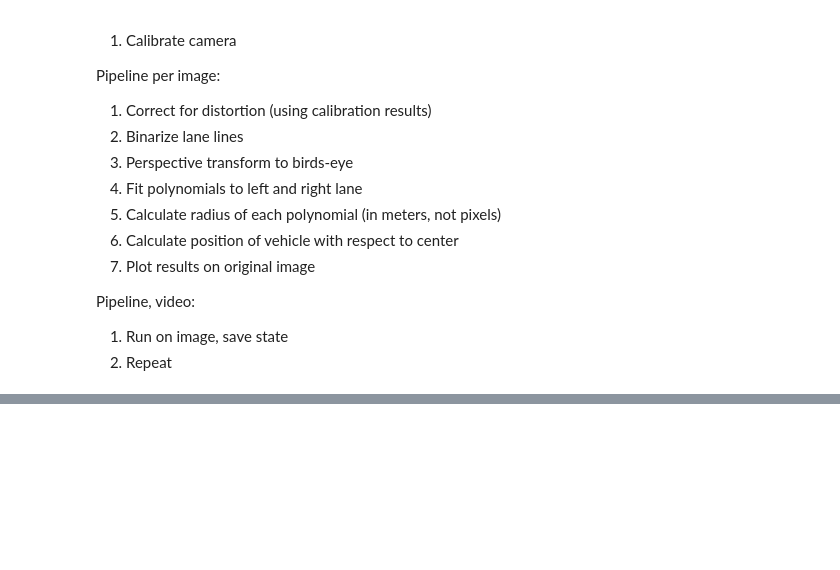
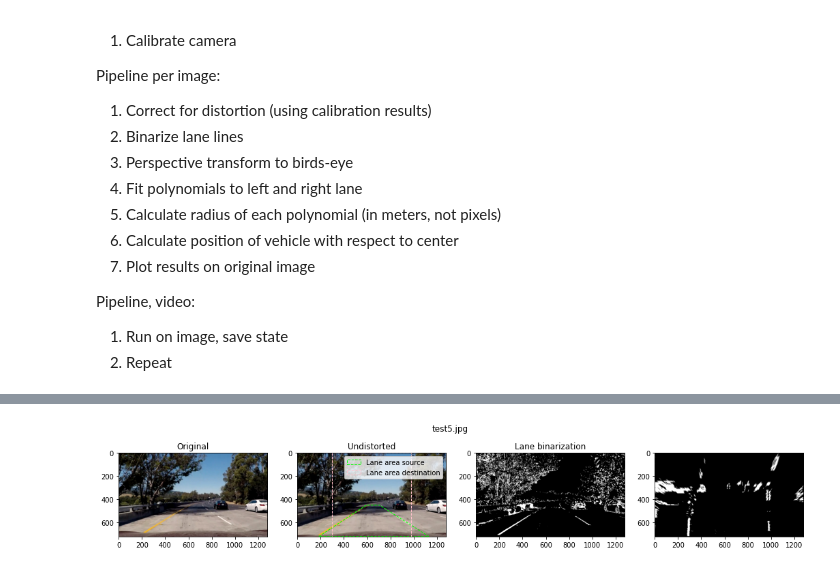
Before and after one commit to jvanlier/self-driving-car-engineer, a Jupyter notebook: Project2_Advanced_Lane_Finding/adv_lane_finding.ipynb, the cells around one changed output, grey strips where cells are left out. Drawn from its saved outputs; the diff is of its cells as text; code cells hidden in the pictures; blank space fills up the shorter version.

```diff
--- a/Project2_Advanced_Lane_Finding/adv_lane_finding.ipynb
+++ b/Project2_Advanced_Lane_Finding/adv_lane_finding.ipynb
@@ -81,0 +154,36 @@ def
+# %%
+# for sx_upper in (range(50, 180, 10)):
+#     print(sx_upper)
+for img_path in TEST_IMAGES:
+    if img_path.name not in {"test5.jpg"}:
+        continue
+    _, (l, ml, mr, r) = plt.subplots(nrows=1, ncols=4, figsize=(18, 3))
+    img_dist = cv2.imread(str(img_path))
+
+    img = undist.apply(img_dist)
+
+    l.imshow(cv2.cvtColor(img_dist, cv2.COLOR_BGR2RGB))
+    l.set_title("Original")
+
+    ml.imshow(cv2.cvtColor(img, cv2.COLOR_BGR2RGB))
+    ml.set_title("Undistorted")
+
+    ml.add_patch(Polygon(LANE_AREA_SRC, linewidth=1, edgecolor="lime", facecolor="none",
+                        linestyle="--", label="Lane area source"))
+    ml.add_patch(Polygon(LANE_AREA_DST, linewidth=1, edgecolor="pink", facecolor="none",
+                        linestyle="--", label="Lane area destination"))
+    ml.legend()
+
+    img_bin = binarize_lane_line_pixels(img, output_binary=True, s_thresh=(155, 255),  sx_thresh=(40, 140))
+    cmap = "gray" if len(img_bin.shape) == 2 else None
+    mr.imshow(img_bin, cmap=cmap)
+    mr.set_title("Lane binarization")
+
+    img_bird = bird_trans.apply(img_bin)
+    r.imshow(img_bird, cmap=cmap)
+
+    plt.suptitle(img_path.name)
+
+    plt.show()
+# %% [output]
+[figure, added]
```
Also changed, not shown: parts of 8 cells of this notebook, 1 other file.
